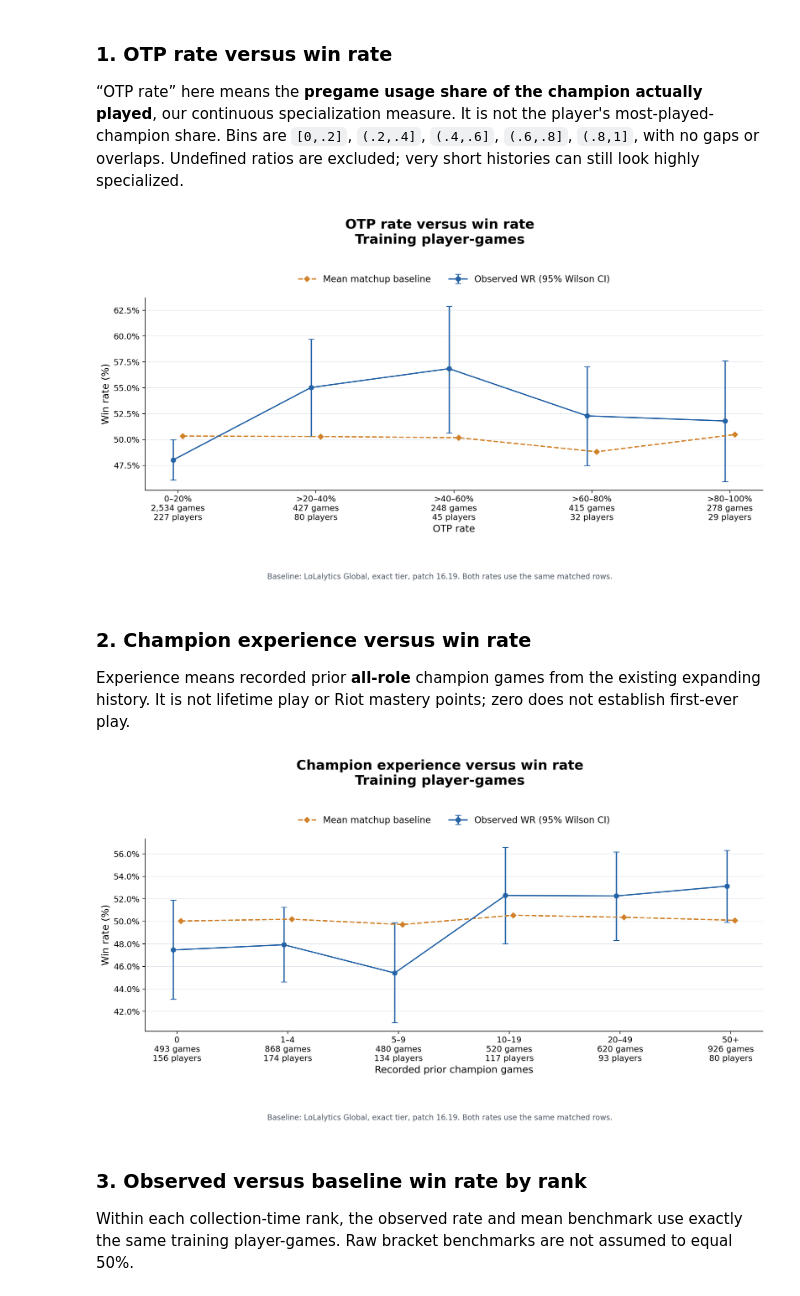
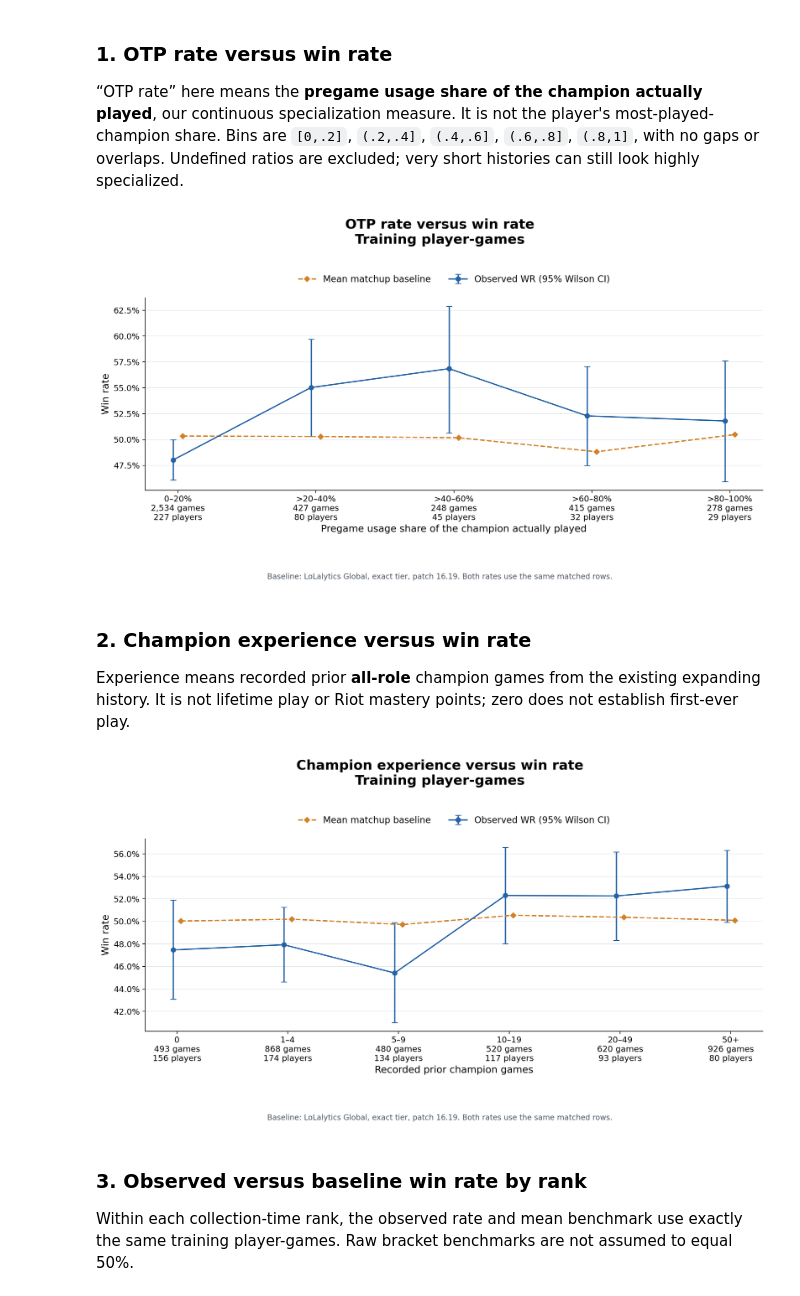
Before and after one commit to minhhohoang/riot-game-prediction, a Jupyter notebook: hlr_model/broad_rank_modeling.ipynb, the cells around one changed output. Drawn from its saved outputs; the diff is of its cells as text; code cells hidden in the pictures.

Commit message:
some plots

```diff
--- a/hlr_model/broad_rank_modeling.ipynb
+++ b/hlr_model/broad_rank_modeling.ipynb
@@ -326,8 +326,7 @@ eda_manifest = json.loads((EDA_ANALYSIS / 'preparation_manifest.json').read_text
 assert hashlib.sha256(eda_file.read_bytes()).hexdigest() == eda_manifest['output_sha256']['prepared_played.parquet']
 eda_columns = ['puuid', 'match_id', 'target_row_id', 'split', 'row_kind', 'win',
     'prior_champion_games', 'prior_total_games', 'prior_champion_usage_share',
-    'n_recorded', 'model_rank', 'mastery_group', 'champion_id',
-    'prior_main_champion_id', 'is_main_champion', 'benchmark_valid_rate',
+    'n_recorded', 'model_rank', 'mastery_group', 'benchmark_valid_rate',
     'benchmark_raw_matchup_winrate_probability']
 eda_train = pd.read_parquet(eda_file, columns=eda_columns, filters=[('split', '==', 'train')])
 assert eda_train.split.eq('train').all() and eda_train.row_kind.eq('played').all()
@@ -370,22 +369,17 @@ def eda_rates(frame, category, levels):
     assert result.loc[~present, ['observed_wr', 'baseline', 'ci_low', 'ci_high']].isna().all().all()
     return result
 
-def eda_rate_plot(summary, title, xlabel, *, separate_unclassified=False, show_ci=True):
+def eda_rate_plot(summary, title, xlabel, *, separate_unclassified=False):
     x = np.arange(len(summary), dtype=float)
     if separate_unclassified:
         x[-1] += .8
     fig, ax = plt.subplots(figsize=(14.5 if separate_unclassified else 13, 7))
     fig.suptitle(title + '\nTraining player-games', fontsize=18, fontweight='bold', y=.98)
-    if show_ci:
-        errors = np.vstack([summary.observed_wr - summary.ci_low,
-                            summary.ci_high - summary.observed_wr])
-        ax.errorbar(x - .035, summary.observed_wr, yerr=np.maximum(errors, 0),
-            fmt='o' if separate_unclassified else 'o-', color='#2563A6',
-            linewidth=1.7, capsize=4, markersize=6, label='Observed WR (95% Wilson CI)')
-    else:
-        ax.plot(x - .035, summary.observed_wr, marker='o',
-            linestyle='none' if separate_unclassified else '-', color='#2563A6',
-            linewidth=1.7, markersize=6, label='Observed WR')
+    errors = np.vstack([summary.observed_wr - summary.ci_low,
+                        summary.ci_high - summary.observed_wr])
+    ax.errorbar(x - .035, summary.observed_wr, yerr=np.maximum(errors, 0),
+        fmt='o' if separate_unclassified else 'o-', color='#2563A6',
+        linewidth=1.7, capsize=4, markersize=6, label='Observed WR (95% Wilson CI)')
     ax.plot(x + .035, summary.baseline, marker='D',
         linestyle='none' if separate_unclassified else '--', color='#D18128',
         linewidth=1.7, markersize=5, label='Mean matchup baseline')
@@ -422,25 +416,22 @@ Undefined usage shares: 5; no additional history cutoff.
 “OTP rate” here means the **pregame usage share of the champion actually played**, our continuous specialization measure. It is not the player's most-played-champion share. Bins are `[0,.2]`, `(.2,.4]`, `(.4,.6]`, `(.6,.8]`, `(.8,1]`, with no gaps or overlaps. Undefined ratios are excluded; very short histories can still look highly specialized.
 # %%
 eda_usage = eda_rates(eda_matched.loc[eda_matched.usage_share.notna()], 'usage_bin', USAGE_LABELS)
-eda_usage_ci_fig, eda_usage_ci_ax = eda_rate_plot(eda_usage, 'OTP rate versus win rate', 'OTP rate')
-eda_usage_ci_ax.set_ylabel('Win rate (%)')
-eda_usage_ci_limits = (eda_usage_ci_ax.get_xlim(), eda_usage_ci_ax.get_ylim())
+eda_rate_plot(eda_usage, 'OTP rate versus win rate',
+              'Pregame usage share of the champion actually played')
 plt.show()
 # %% [output]
-[figure, old version]
+[figure, new version]
 # %% [markdown]
 ### 2. Champion experience versus win rate
 
 Experience means recorded prior **all-role** champion games from the existing expanding history. It is not lifetime play or Riot mastery points; zero does not establish first-ever play.
 # %%
 eda_experience = eda_rates(eda_matched, 'experience_bin', EXPERIENCE_LABELS)
-eda_experience_ci_fig, eda_experience_ci_ax = eda_rate_plot(
-    eda_experience, 'Champion experience versus win rate', 'Recorded prior champion games')
-eda_experience_ci_ax.set_ylabel('Win rate (%)')
-eda_experience_ci_limits = (eda_experience_ci_ax.get_xlim(), eda_experience_ci_ax.get_ylim())
+eda_rate_plot(eda_experience, 'Champion experience versus win rate',
+              'Recorded prior champion games')
 plt.show()
 # %% [output]
-[figure, old version]
+[figure, new version]
 # %% [markdown]
 ### 3. Observed versus baseline win rate by rank
 
```
Also changed, not shown: parts of 11 cells of this notebook.
